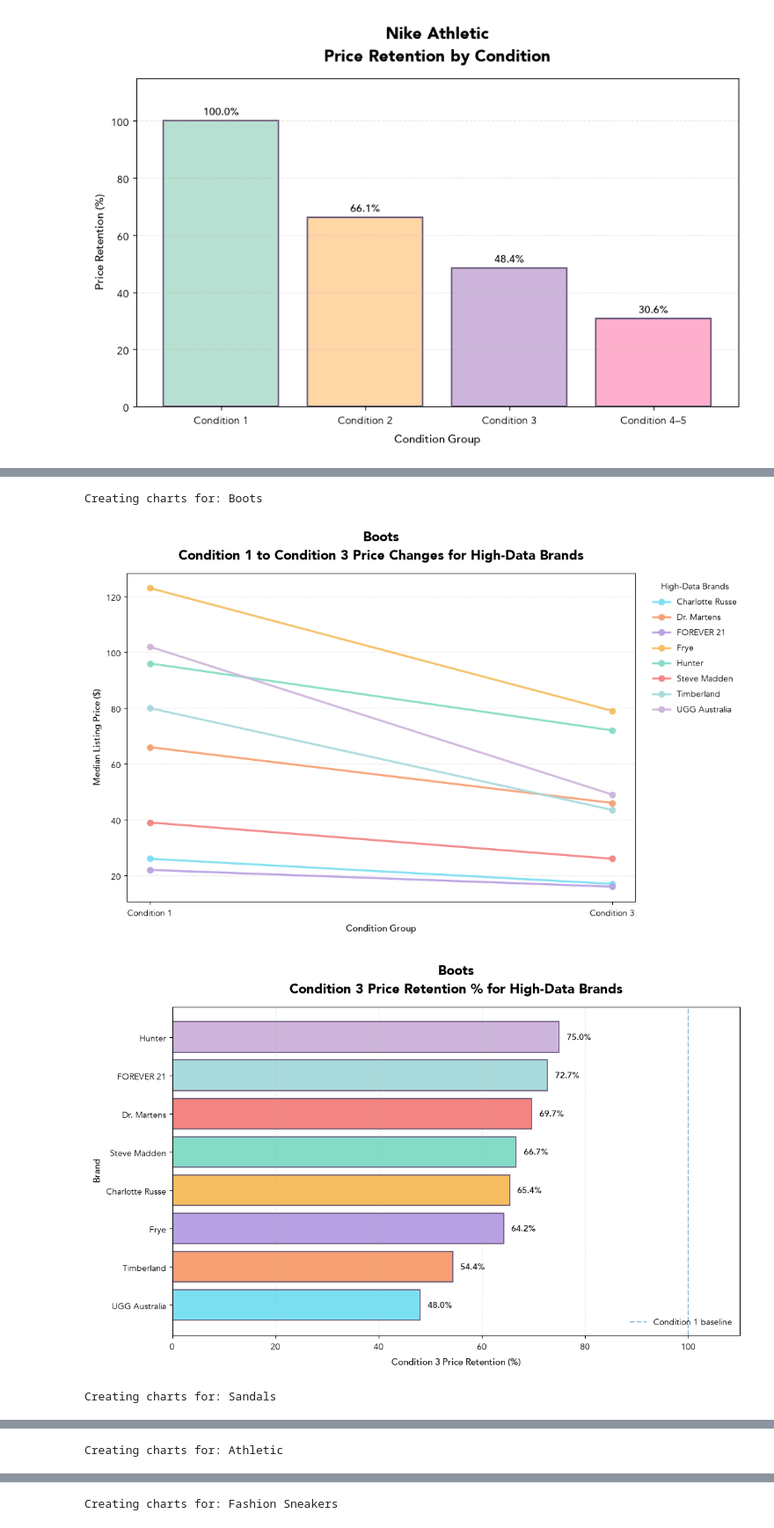
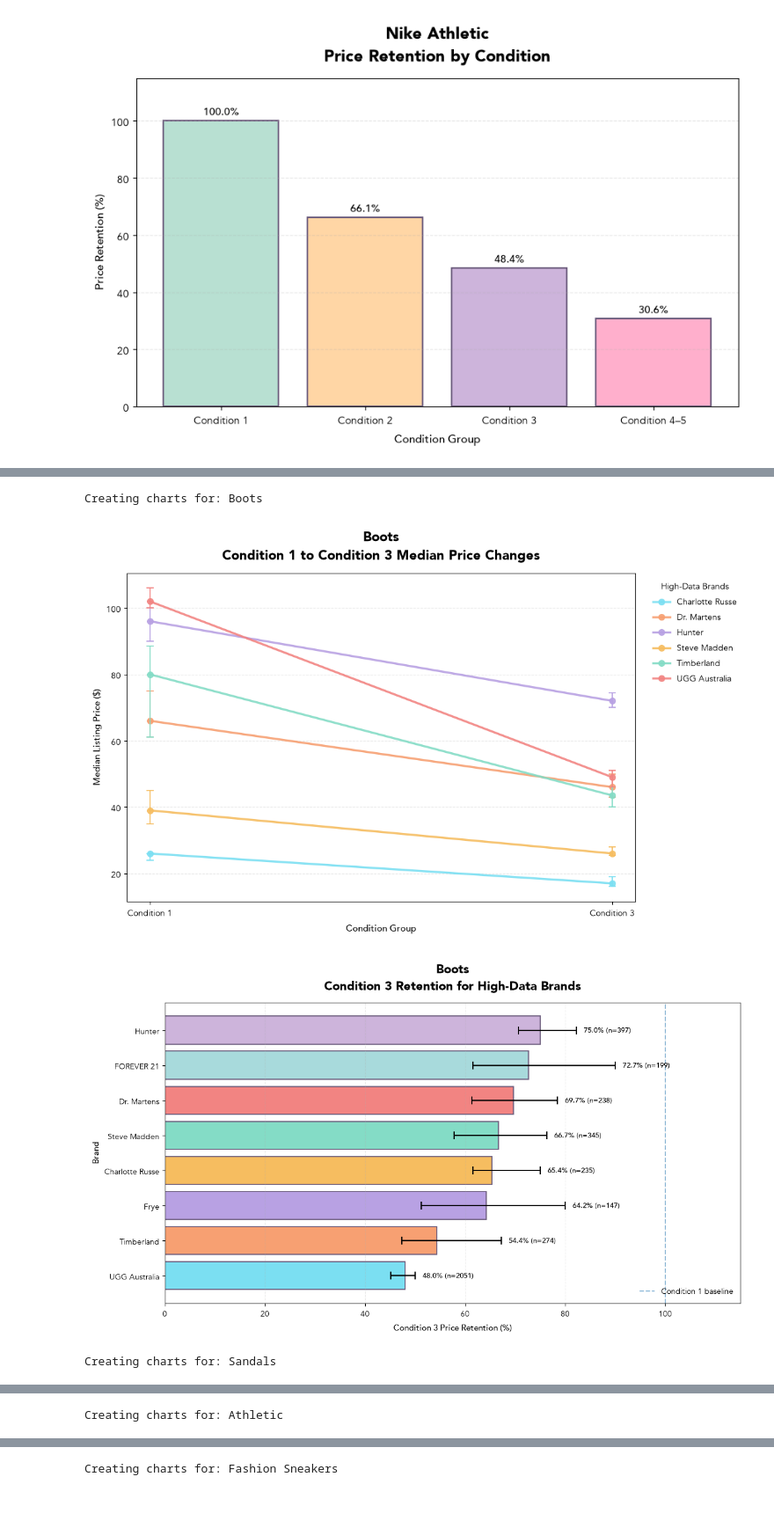
Before and after one commit to ipekcsknzr/mercari-shoe-resale-analysis-and-price-estimator, a Jupyter notebook: notebooks/05_visualizations.ipynb, the cells around one changed output, grey strips where cells are left out. Shown at 88% size. Drawn from its saved outputs; the diff is of its cells as text; code cells hidden in the pictures; blank space fills up the shorter version.

```diff
--- a/notebooks/05_visualizations.ipynb
+++ b/notebooks/05_visualizations.ipynb
@@ -22,3 +22,12 @@ Dataset shape: (135, 14)
 | 2 | ASICS | Athletic | 48.0 | 31.0 | 24.0 | ... |
 | 3 | Adidas | Athletic | 106.0 | 56.0 | 33.0 | ... |
 | 4 | Adidas | Fashion Sneakers | 66.0 | 51.0 | 41.0 | ... |
+# %%
+bootstrap_path = Path(
+    "../data/processed/brand_shoe_bootstrap_intervals.parquet"
+)
+
+bootstrap_results = pd.read_parquet(bootstrap_path)
+
+print("Bootstrap dataset shape:", bootstrap_results.shape)
+print(bootstrap_results.columns.tolist())
@@ -624,18 +770,18 @@ def plot_condition_3_retention(
 # %%
 for shoe_type in shoe_types:
     print(f"Creating charts for: {shoe_type}")
 
     plot_condition_price_change(
-        retention,
+        bootstrap_results,
         shoe_type
     )
 
     plot_condition_3_retention(
-        retention,
+        bootstrap_results,
         shoe_type
     )
 # %% [output]
 Creating charts for: Boots
-[figure, old version]
+[figure, new version]
-[figure, old version]
+[figure, new version]
 Creating charts for: Sandals
```
Also changed, not shown: parts of 8 cells of this notebook, 19 other files.
